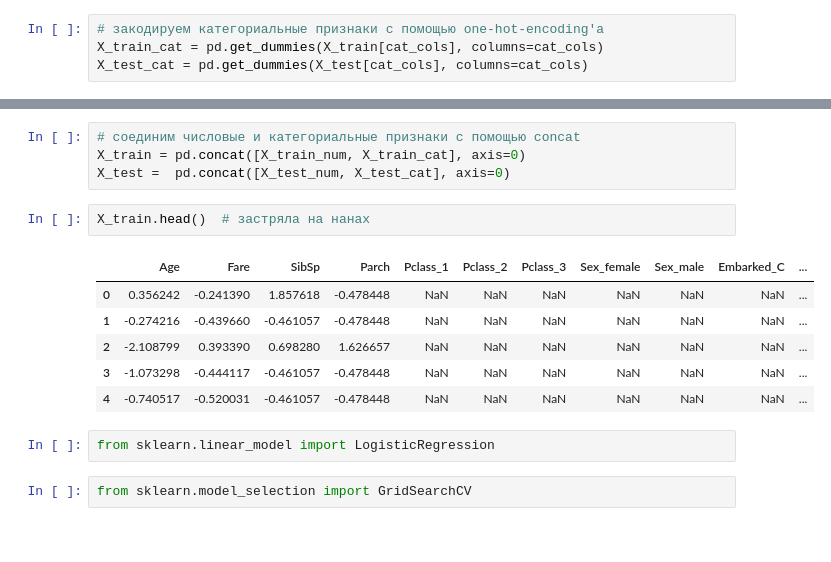
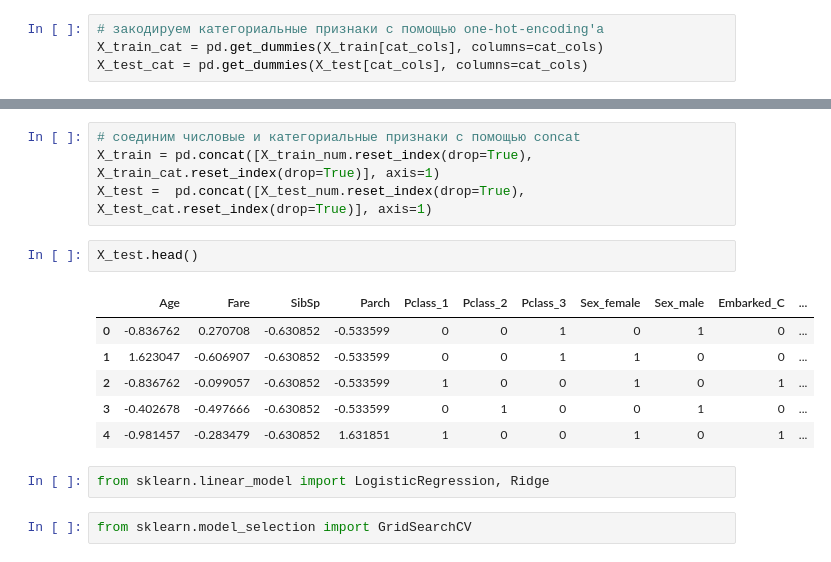
Before and after one commit to Zauralochka/RSSchool_ML, a Jupyter notebook: Classification_linear_KNN.ipynb, the cells around one changed output, grey strips where cells are left out. Saved outputs shown, nothing was run; the diff lists cells and outputs as text.

```diff
--- a/Classification_linear_KNN.ipynb
+++ b/Classification_linear_KNN.ipynb
@@ -812,18 +811,18 @@ X_test_cat.head()
 # %%
 # соединим числовые и категориальные признаки с помощью concat
-X_train = pd.concat([X_train_num, X_train_cat], axis=0)
-X_test =  pd.concat([X_test_num, X_test_cat], axis=0)
+X_train = pd.concat([X_train_num.reset_index(drop=True), X_train_cat.reset_index(drop=True)], axis=1)
+X_test =  pd.concat([X_test_num.reset_index(drop=True), X_test_cat.reset_index(drop=True)], axis=1)
-# %%
-X_train.head()  # застряла на нанах
-# %% [output]
-|  | Age | Fare | SibSp | Parch | Pclass_1 | Pclass_2 | Pclass_3 | Sex_female | Sex_male | Embarked_C | ... |
-| 0 | 0.356242 | -0.241390 | 1.857618 | -0.478448 | NaN | NaN | NaN | NaN | NaN | NaN | ... |
-| 1 | -0.274216 | -0.439660 | -0.461057 | -0.478448 | NaN | NaN | NaN | NaN | NaN | NaN | ... |
-| 2 | -2.108799 | 0.393390 | 0.698280 | 1.626657 | NaN | NaN | NaN | NaN | NaN | NaN | ... |
-| 3 | -1.073298 | -0.444117 | -0.461057 | -0.478448 | NaN | NaN | NaN | NaN | NaN | NaN | ... |
-| 4 | -0.740517 | -0.520031 | -0.461057 | -0.478448 | NaN | NaN | NaN | NaN | NaN | NaN | ... |
+# %%
+X_test.head()
+# %% [output]
+|  | Age | Fare | SibSp | Parch | Pclass_1 | Pclass_2 | Pclass_3 | Sex_female | Sex_male | Embarked_C | ... |
+| 0 | -0.836762 | 0.270708 | -0.630852 | -0.533599 | 0 | 0 | 1 | 0 | 1 | 0 | ... |
+| 1 | 1.623047 | -0.606907 | -0.630852 | -0.533599 | 0 | 0 | 1 | 1 | 0 | 0 | ... |
+| 2 | -0.836762 | -0.099057 | -0.630852 | -0.533599 | 1 | 0 | 0 | 1 | 0 | 1 | ... |
+| 3 | -0.402678 | -0.497666 | -0.630852 | -0.533599 | 0 | 1 | 0 | 0 | 1 | 0 | ... |
+| 4 | -0.981457 | -0.283479 | -0.630852 | 1.631851 | 1 | 0 | 0 | 1 | 0 | 1 | ... |
 # %%
-from sklearn.linear_model import LogisticRegression
+from sklearn.linear_model import LogisticRegression, Ridge
 # %%
 from sklearn.model_selection import GridSearchCV
 # %%
```
Also changed, not shown: parts of 7 cells of this notebook.
